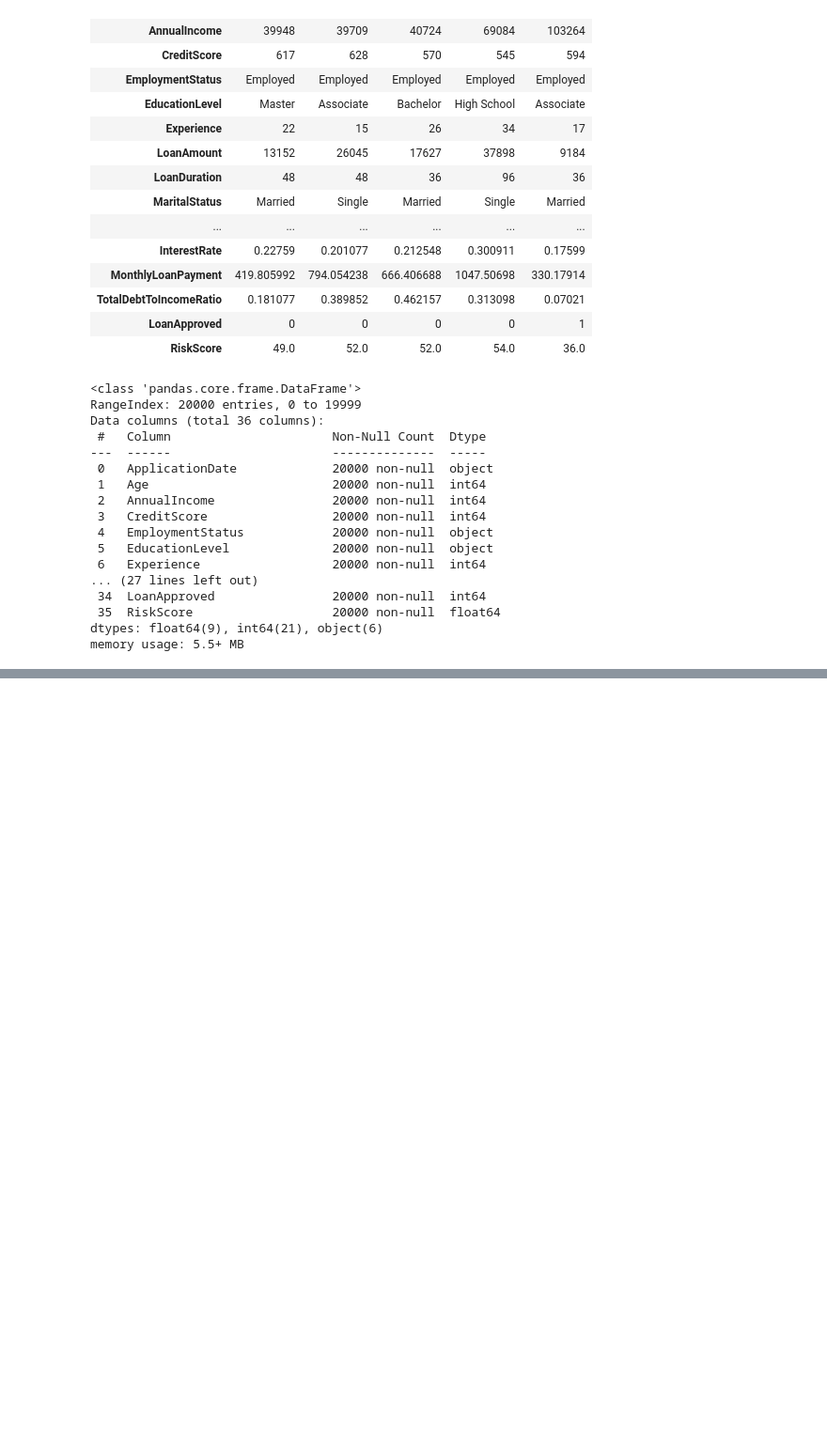
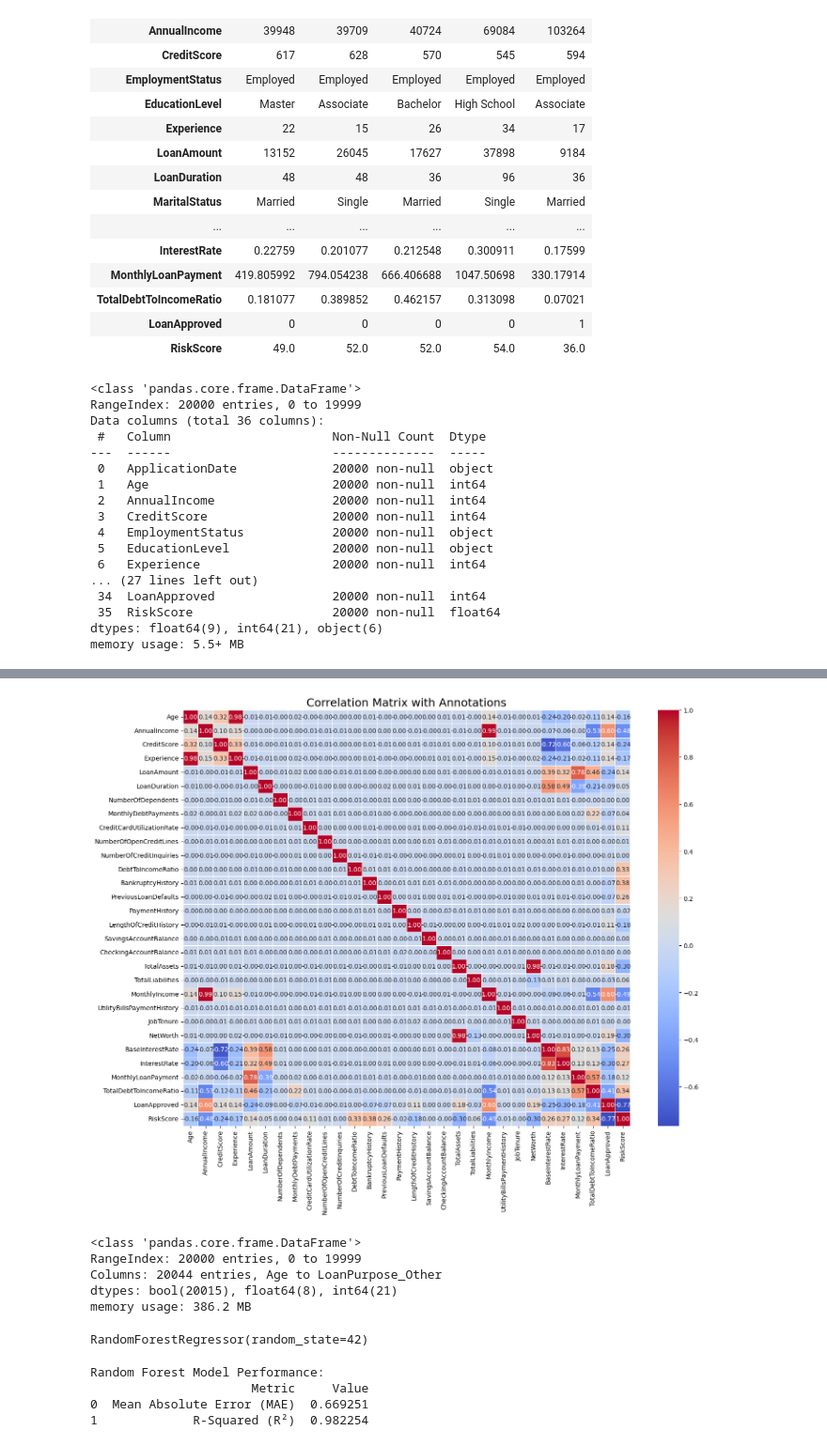
Before and after one commit to MekaRaptor/Fuzzy_Logic, a Jupyter notebook: Model/Model.ipynb, the cells around one changed output, grey strips where cells are left out. Shown at 94% size. Saved outputs shown, nothing was run; the diff lists cells and outputs as text; code cells hidden in the pictures; blank space fills up the shorter version.

Commit message:
Random Forest + Fuzzy

```diff
--- a/Model/Model.ipynb
+++ b/Model/Model.ipynb
@@ -67,0 +131,16 @@ df.describe().T
+# %%
+# Recreate cleaned_data to ensure it is defined
+cleaned_data = df.select_dtypes(include=['float64', 'int64']).apply(pd.to_numeric, errors='coerce').dropna()
+
+# Generate a correlation matrix for all numeric variables
+correlation_matrix = cleaned_data.corr()
+
+# Plot the correlation matrix with annotations for smoother and more detailed visualization
+plt.figure(figsize=(16, 12))
+sns.heatmap(correlation_matrix, annot=True, cmap='coolwarm', fmt='.2f', linewidths=0.5, annot_kws={"size": 10})
+plt.title("Correlation Matrix with Annotations", fontsize=18)
+plt.xticks(fontsize=10)
+plt.yticks(fontsize=10)
+plt.show()
+# %% [output]
+[figure, added]
@@ -67,0 +151,33 @@ df.describe().T
+# %%
+from sklearn.preprocessing import LabelEncoder
+
+# Apply Label Encoding to categorical features
+label_encoders = {}
+for col in features.select_dtypes(include=['object', 'category']).columns:
+    le = LabelEncoder()
+    features[col] = le.fit_transform(features[col])
+    label_encoders[col] = le
+
+# Verify that all features are numeric
+features.info()
+# %% [output]
+<class 'pandas.core.frame.DataFrame'>
+RangeIndex: 20000 entries, 0 to 19999
+Columns: 20044 entries, Age to LoanPurpose_Other
+dtypes: bool(20015), float64(8), int64(21)
+memory usage: 386.2 MB
+# %%
+from sklearn.ensemble import RandomForestRegressor
+from sklearn.model_selection import train_test_split
+from sklearn.metrics import mean_absolute_error, r2_score
+
+
+
+# Split the dataset into training and testing sets
+X_train, X_test, y_train, y_test = train_test_split(features, target, test_size=0.2, random_state=42)
+
+# Train a Random Forest model
+rf_model = RandomForestRegressor(random_state=42)
+rf_model.fit(X_train, y_train)
+# %% [output]
+RandomForestRegressor(random_state=42)
@@ -67,0 +197,9 @@ df.describe().T
+# %%
+# Display the evaluation metrics without using tools
+print("Random Forest Model Performance:")
+print(model_performance)
+# %% [output]
+Random Forest Model Performance:
+                      Metric     Value
+0  Mean Absolute Error (MAE)  0.669251
+1             R-Squared (R²)  0.982254
```
Also changed, not shown: parts of 7 cells of this notebook.
